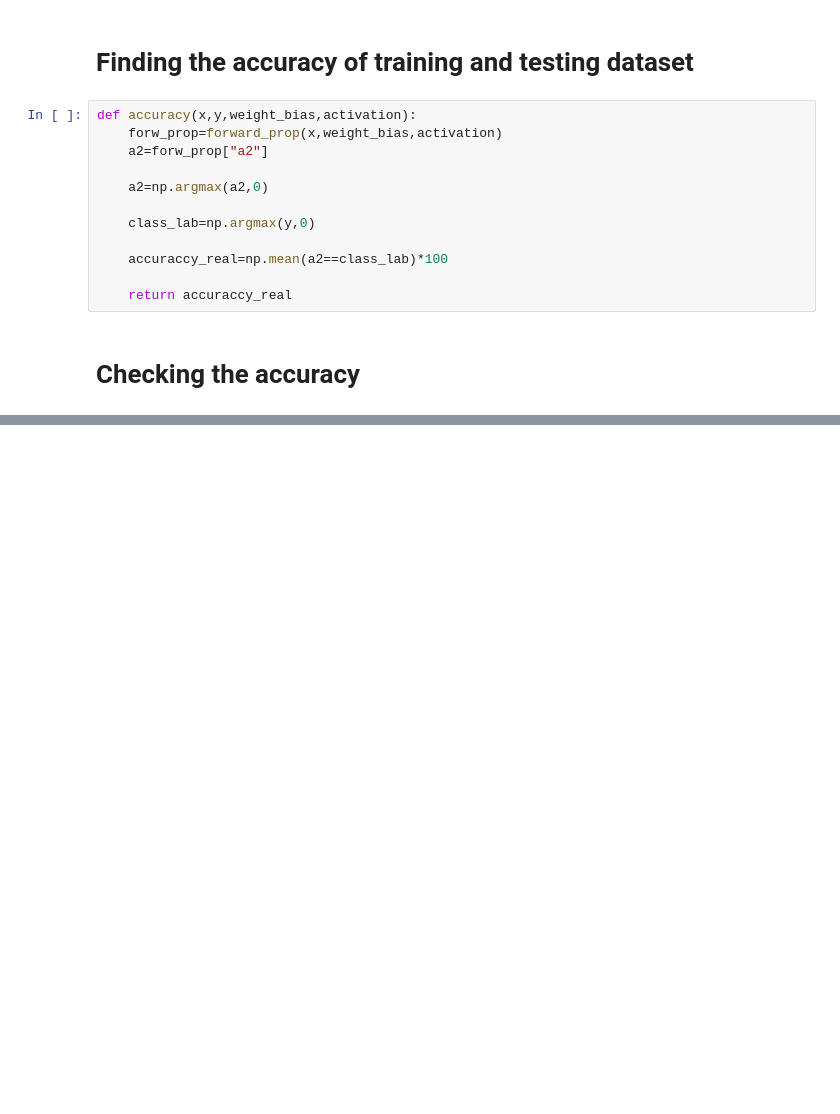
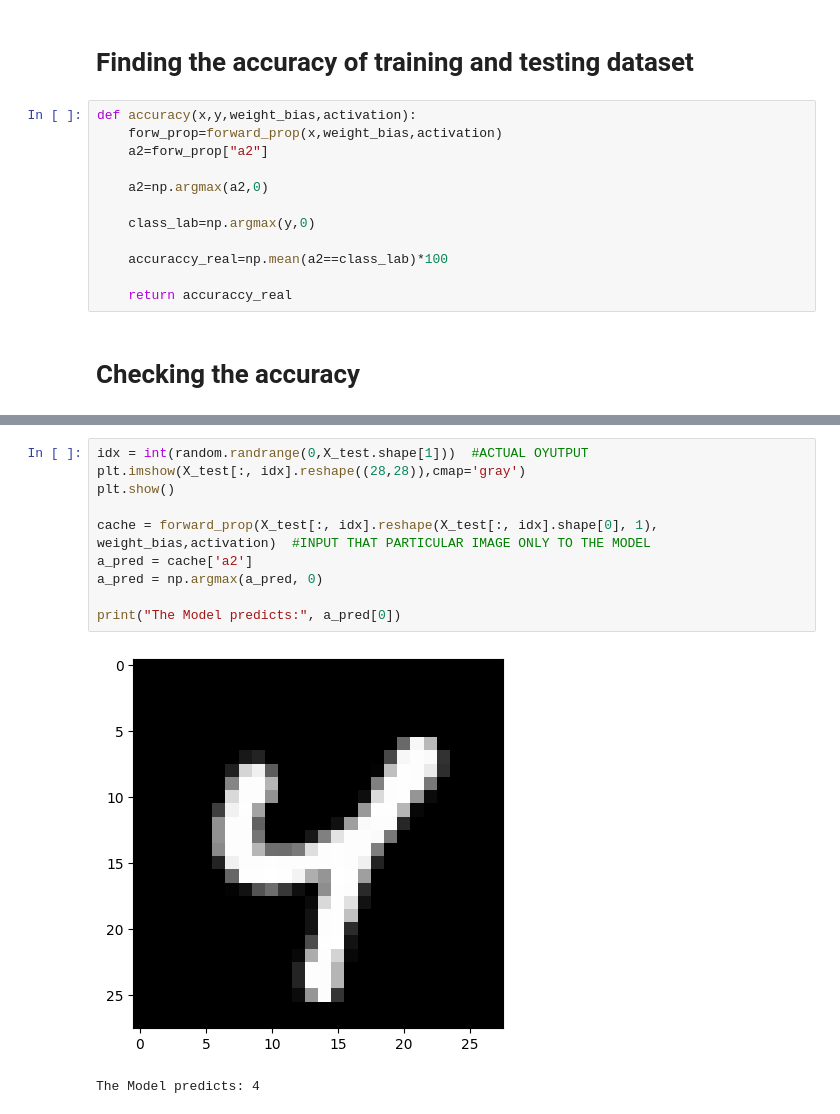
Before and after one commit to rion99patt/Neural_Network_Scratch, a Jupyter notebook: Scratch_Neural_Net_for_single_dig_class.ipynb, the cells around one changed output, grey strips where cells are left out. Saved outputs shown, nothing was run; the diff lists cells and outputs as text; blank space fills up the shorter version.

```diff
--- a/Scratch_Neural_Net_for_single_dig_class.ipynb
+++ b/Scratch_Neural_Net_for_single_dig_class.ipynb
@@ -482,0 +483,13 @@ Accuraccy of the Testing Dataset is: 87.42857142857143
+# %%
+idx = int(random.randrange(0,X_test.shape[1]))  #ACTUAL OYUTPUT
+plt.imshow(X_test[:, idx].reshape((28,28)),cmap='gray')
+plt.show()
+
+cache = forward_prop(X_test[:, idx].reshape(X_test[:, idx].shape[0], 1), weight_bias,activation)  #INPUT THAT PARTICULAR IMAGE ONLY TO THE MODEL
+a_pred = cache['a2']
+a_pred = np.argmax(a_pred, 0)
+
+print("The Model predicts:", a_pred[0])
+# %% [output]
+[figure, added]
+The Model predicts: 4
```
Also changed, not shown: parts of 4 cells of this notebook.
